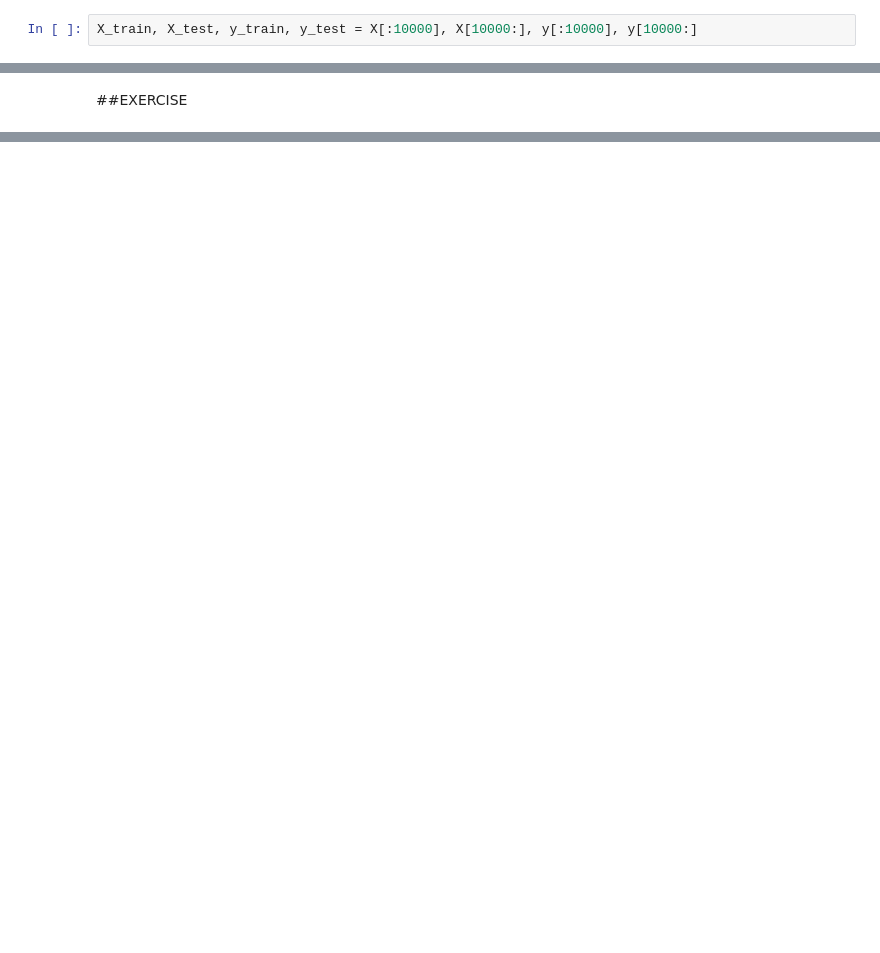
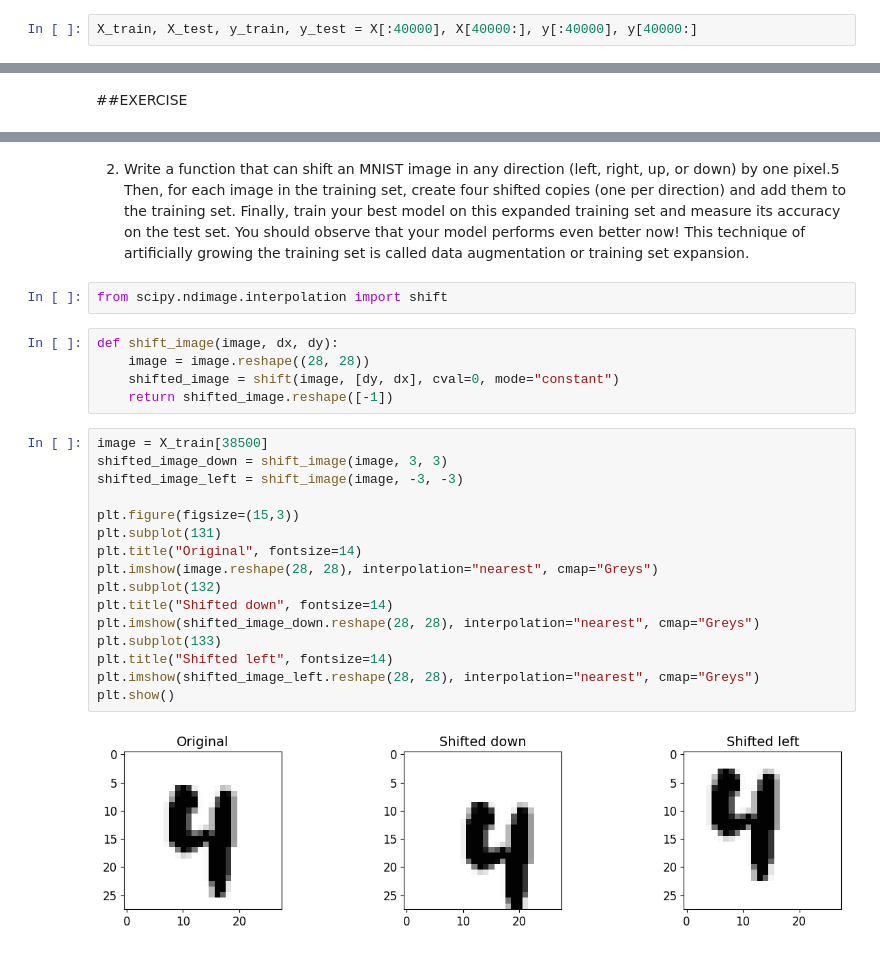
Before and after one commit to ErickaJaneAlegre/CPEN-70, a Jupyter notebook: LAB_EXERCISE_2.ipynb, the cells around one changed output, grey strips where cells are left out. Saved outputs shown, nothing was run; the diff lists cells and outputs as text; blank space fills up the shorter version.

```diff
--- a/LAB_EXERCISE_2.ipynb
+++ b/LAB_EXERCISE_2.ipynb
@@ -123,7 +123,7 @@ y[10]
 # %% [output]
 3
 # %%
-X_train, X_test, y_train, y_test = X[:10000], X[10000:], y[:10000], y[10000:]
+X_train, X_test, y_train, y_test = X[:40000], X[40000:], y[:40000], y[40000:]
 # %% [markdown]
 TRAINING A BINARY CLASSIFIER
 # %%
@@ -179,0 +272,27 @@ GridSearchCV(cv=5, estimator=KNeighborsClassifier(),
+# %% [markdown]
+2. Write a function that can shift an MNIST image in any direction (left, right, up, or down) by one pixel.5 Then, for each image in the training set, create four shifted copies (one per direction) and add them to the training set. Finally, train your best model on this expanded training set and measure its accuracy on the test set. You should observe that your model performs even better now! This technique of artificially growing the training set is called data augmentation or training set expansion.
+# %%
+from scipy.ndimage.interpolation import shift
+# %%
+def shift_image(image, dx, dy):
+    image = image.reshape((28, 28))
+    shifted_image = shift(image, [dy, dx], cval=0, mode="constant")
+    return shifted_image.reshape([-1])
+# %%
+image = X_train[38500]
+shifted_image_down = shift_image(image, 3, 3)
+shifted_image_left = shift_image(image, -3, -3)
+
+plt.figure(figsize=(15,3))
+plt.subplot(131)
+plt.title("Original", fontsize=14)
+plt.imshow(image.reshape(28, 28), interpolation="nearest", cmap="Greys")
+plt.subplot(132)
+plt.title("Shifted down", fontsize=14)
+plt.imshow(shifted_image_down.reshape(28, 28), interpolation="nearest", cmap="Greys")
+plt.subplot(133)
+plt.title("Shifted left", fontsize=14)
+plt.imshow(shifted_image_left.reshape(28, 28), interpolation="nearest", cmap="Greys")
+plt.show()
+# %% [output]
+[figure, added]
```
Also changed, not shown: parts of 71 cells of this notebook.
